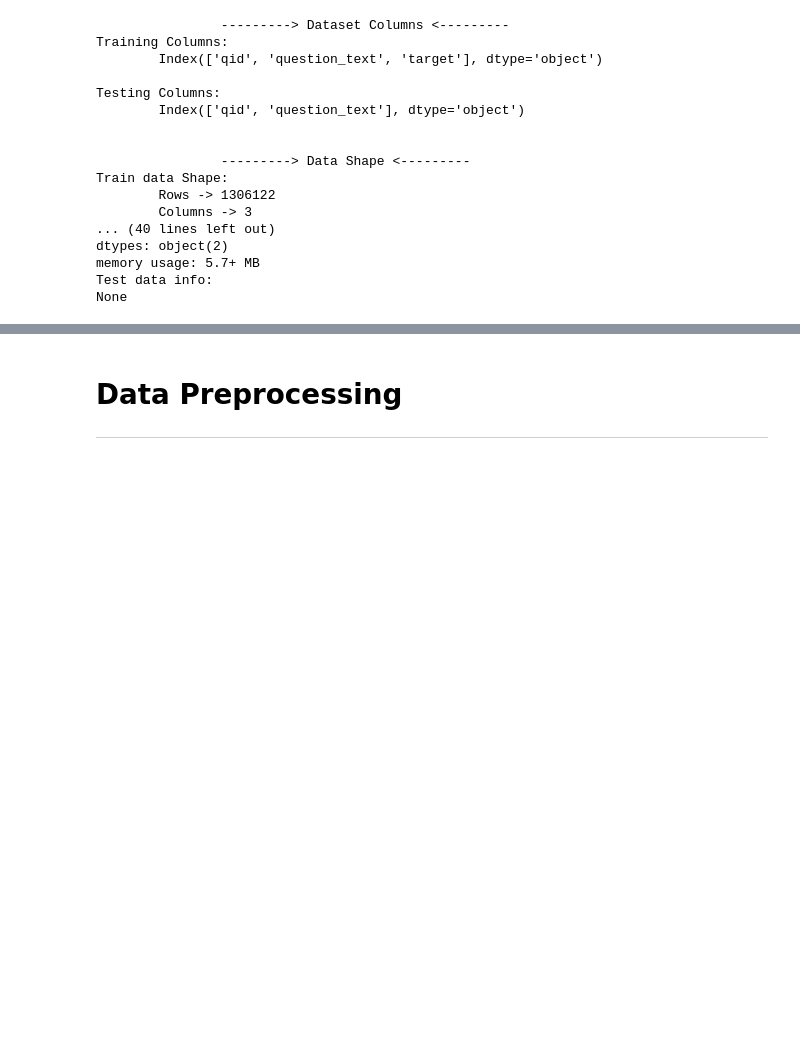
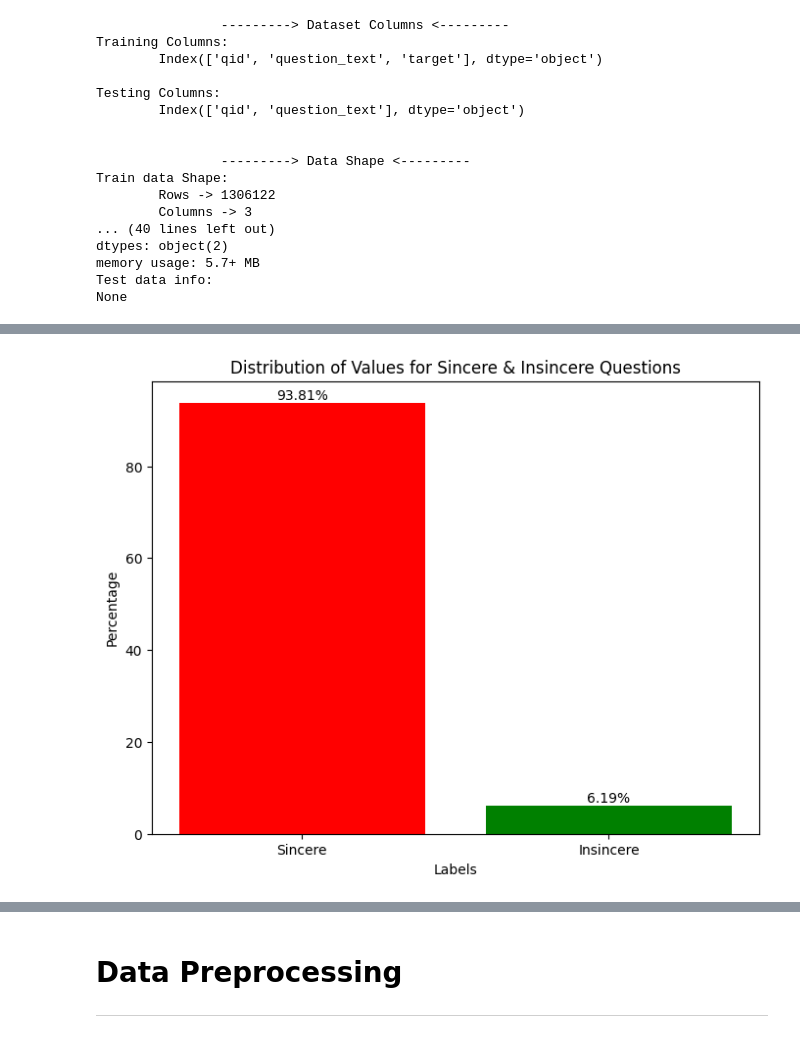
Before and after one commit to Benjamin-Ojo/Quora-Insincere-Question-Classifier, a Jupyter notebook: 2. Notebooks/quora_insincere_question_classifier.ipynb, the cells around one changed output, grey strips where cells are left out. Cells and saved outputs as stored; diff of their text form; code cells hidden in the pictures; blank space fills up the shorter version.

```diff
--- a/2. Notebooks/quora_insincere_question_classifier.ipynb
+++ b/2. Notebooks/quora_insincere_question_classifier.ipynb
@@ -347,0 +366,29 @@ None
+# %%
+# Plotting Bar chart.
+
+## Plot Size/Figure
+plt.figure(figsize=(8, 6))
+
+## Calculate the value counts and percentages for each value in the column
+value_counts = train_df['target'].value_counts()
+total_count = len(train_df)
+percentages = (value_counts / total_count) * 100
+
+## Plotting the bar chart
+colors = ['red', 'green']
+plt.bar(percentages.index, percentages.values, color=colors)
+
+## Adding labels for each chart
+plt.text(percentages.index[0], percentages.values[0], f'{percentages.values[0]:.2f}%', ha='center', va='bottom')
+plt.text(percentages.index[1], percentages.values[1], f'{percentages.values[1]:.2f}%', ha='center', va='bottom')
+
+## Plot labels and legend
+plt.xlabel('Labels')
+plt.ylabel('Percentage')
+plt.xticks(percentages.index, ['Sincere', 'Insincere'])
+plt.title('Distribution of Values for Sincere & Insincere Questions')
+
+## Display plot
+plt.show()
+# %% [output]
+[figure, added]
```
Also changed, not shown: parts of 14 cells of this notebook.
